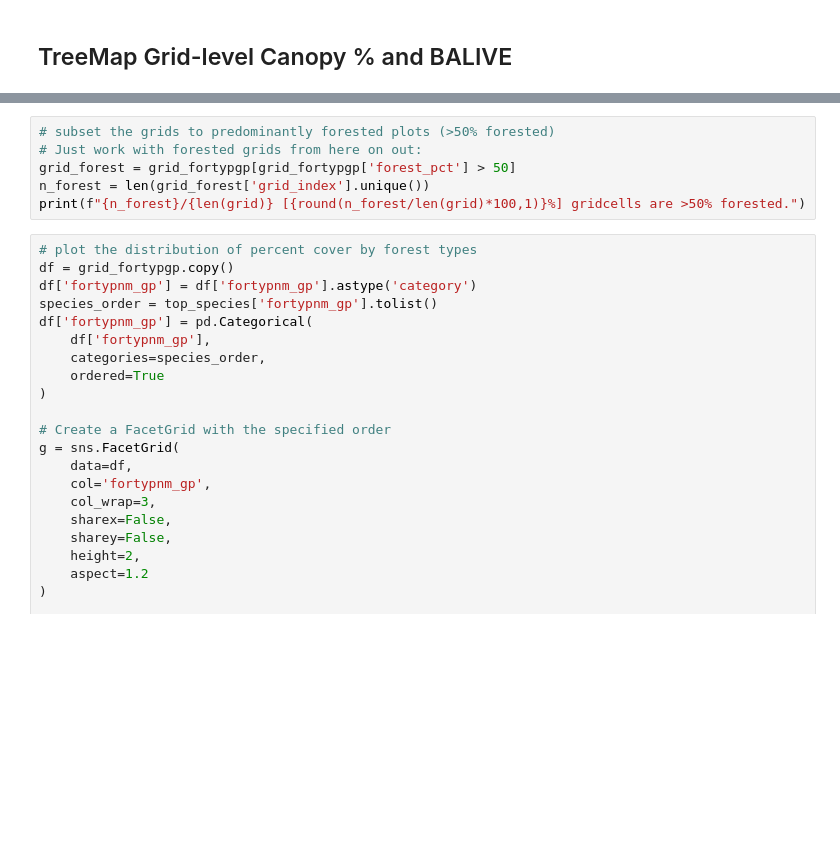
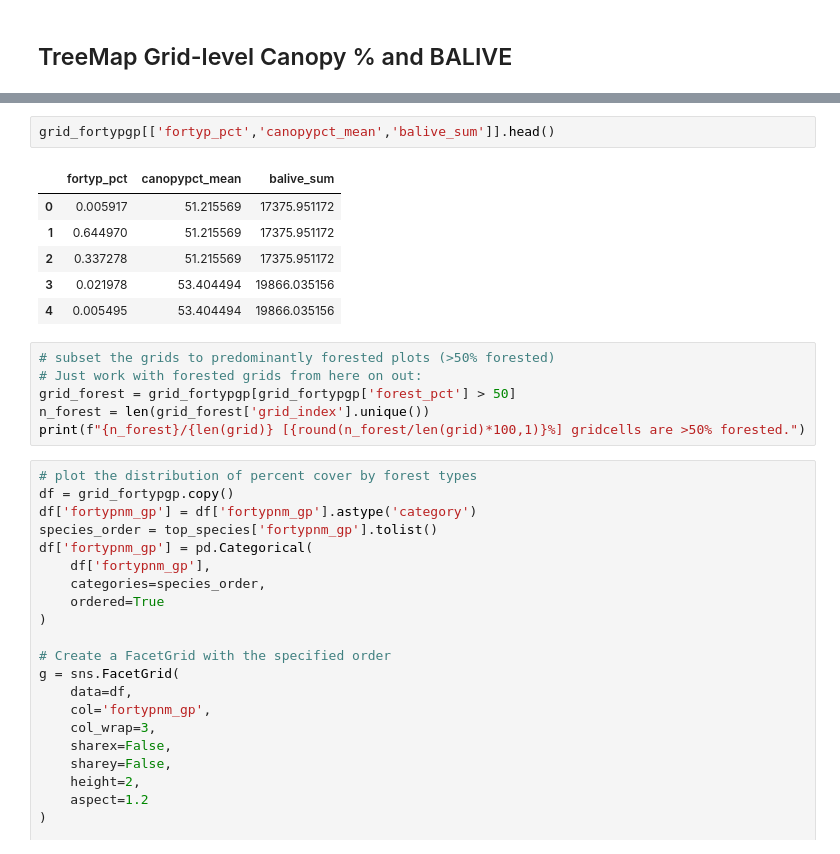
Before and after one commit to natshoff/aspen-fire-fork, a Jupyter notebook: Aim2/code/Python/04b_TreeMap_FIA-FORTYPCD.ipynb, the cells around one changed output, grey strips where cells are left out. Saved outputs shown, nothing was run; the diff lists cells and outputs as text; blank space fills up the shorter version.

```diff
--- a/Aim2/code/Python/04b_TreeMap_FIA-FORTYPCD.ipynb
+++ b/Aim2/code/Python/04b_TreeMap_FIA-FORTYPCD.ipynb
@@ -638,6 +670,15 @@ grid_fortypgp.to_csv(out_fp)
 print(f"Saved file to: {out_fp}")
 # %% [output]
 Saved file to: /Users/max/Library/CloudStorage/OneDrive-Personal/mcook/aspen-fire/Aim2/data/tabular/mod/viirs_snpp_jpss1_gridstats_fortypnm_gp.csv
+# %%
+grid_fortypgp[['fortyp_pct','canopypct_mean','balive_sum']].head()
+# %% [output]
+|  | fortyp_pct | canopypct_mean | balive_sum |
+| 0 | 0.005917 | 51.215569 | 17375.951172 |
+| 1 | 0.644970 | 51.215569 | 17375.951172 |
+| 2 | 0.337278 | 51.215569 | 17375.951172 |
+| 3 | 0.021978 | 53.404494 | 19866.035156 |
+| 4 | 0.005495 | 53.404494 | 19866.035156 |
 # %%
 # subset the grids to predominantly forested plots (>50% forested)
 # Just work with forested grids from here on out:
```
Also changed, not shown: parts of 16 cells of this notebook, 15 other files.
